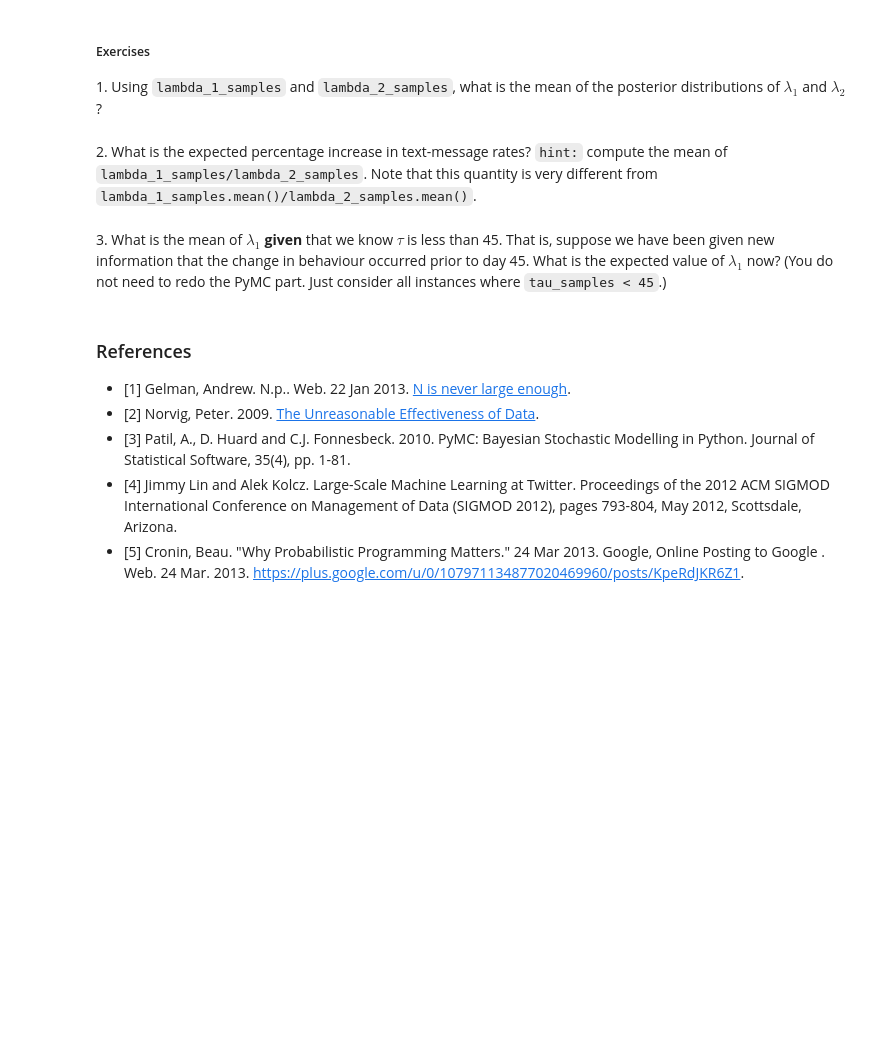
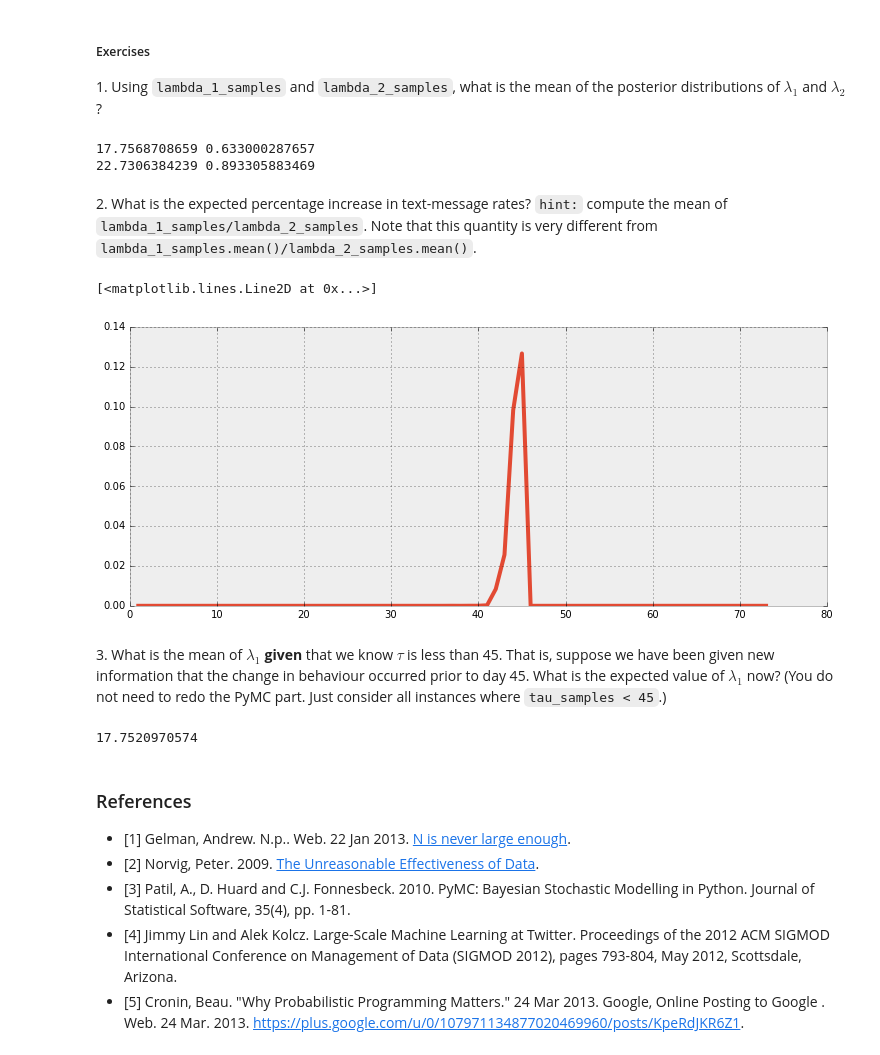
Before and after one commit to aliciawyy/Probabilistic-Programming-and-Bayesian-Methods-for-Hackers, a Jupyter notebook: Chapter1_Introduction/Chapter1.ipynb, the cells around one changed output. Drawn from its saved outputs; the diff is of its cells as text; code cells hidden in the pictures; blank space fills up the shorter version.

```diff
--- a/Chapter1_Introduction/Chapter1.ipynb
+++ b/Chapter1_Introduction/Chapter1.ipynb
@@ -583,5 +596,10 @@ Our analysis shows strong support for believing the user's behavior did change (
 1\.  Using `lambda_1_samples` and `lambda_2_samples`, what is the mean of the posterior distributions of $\lambda_1$ and $\lambda_2$?
 # %%
 # type your code here.
+print lambda_1_samples.mean(), lambda_1_samples.std()
+print lambda_2_samples.mean(), lambda_2_samples.std()
+# %% [output]
+17.7568708659 0.633000287657
+22.7306384239 0.893305883469
 # %% [markdown]
 2\.  What is the expected percentage increase in text-message rates? `hint:` compute the mean of `lambda_1_samples/lambda_2_samples`. Note that this quantity is very different from `lambda_1_samples.mean()/lambda_2_samples.mean()`.
@@ -590,2 +606,9 @@ Our analysis shows strong support for believing the user's behavior did change (
+# %%
+pct_change = expected_texts_per_day[1:]/expected_texts_per_day[:-1] - 1.
+plt.plot(range(1, n_count_data), pct_change, lw=4, color="#E24A33",
+         label="expected number of text-messages received")
+# %% [output]
+[<matplotlib.lines.Line2D at 0x...>]
+[figure, added]
 # %% [markdown]
 3\. What is the mean of $\lambda_1$ **given** that we know $\tau$ is less than 45.  That is, suppose we have been given new information that the change in behaviour occurred prior to day 45. What is the expected value of $\lambda_1$ now? (You do not need to redo the PyMC part. Just consider all instances where `tau_samples < 45`.)
@@ -594,3 +615,8 @@ Our analysis shows strong support for believing the user's behavior did change (
+# %%
+ix = tau_samples < 45
+print lambda_1_samples[ix].mean()
+# %% [output]
+17.7520970574
 # %% [markdown]
 ### References
 
```
Also changed, not shown: parts of 17 cells of this notebook, 7 other files.
